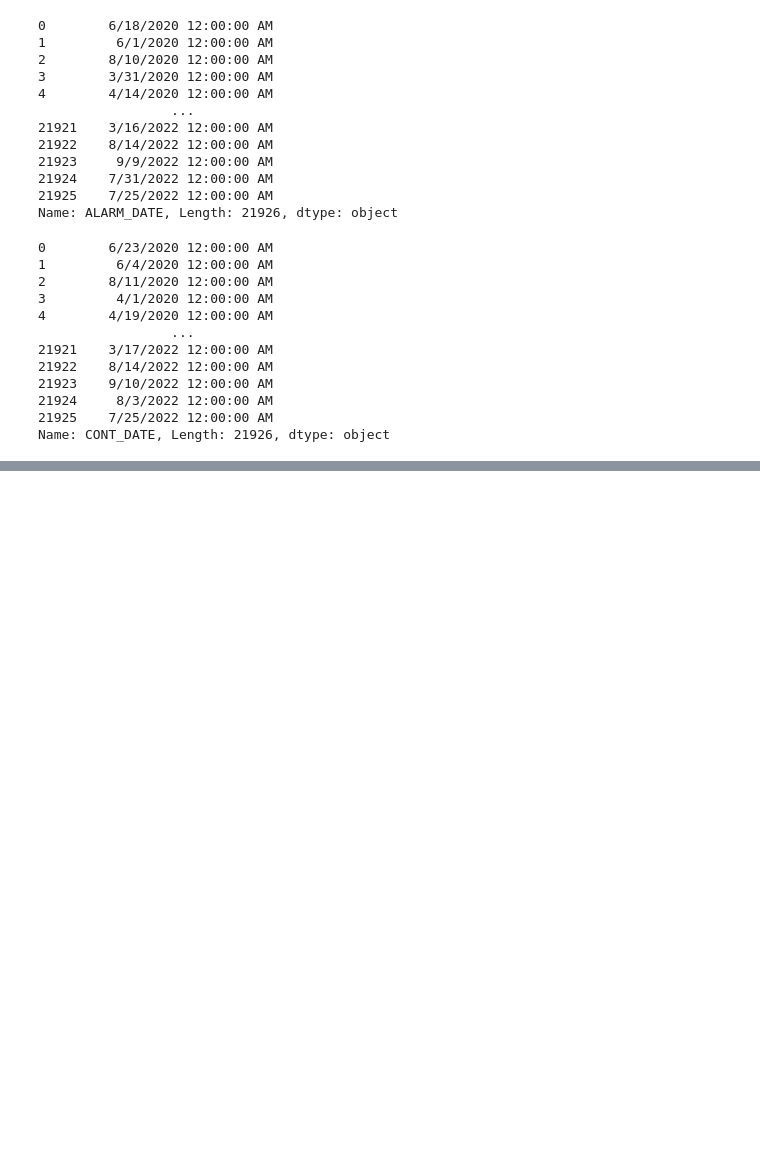
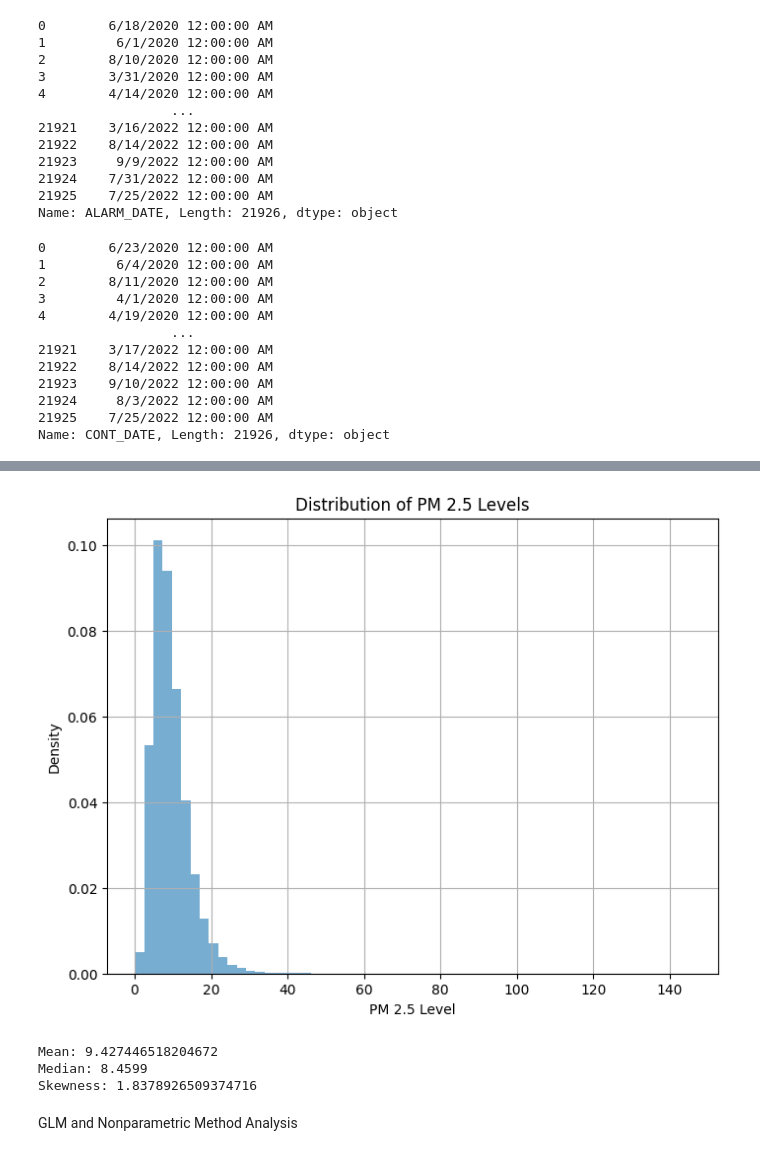
Before and after one commit to oTaira/emberalert, a Jupyter notebook: writeup.ipynb, the cells around one changed output, grey strips where cells are left out. Cells and saved outputs as stored; diff of their text form; code cells hidden in the pictures; blank space fills up the shorter version.

```diff
--- a/writeup.ipynb
+++ b/writeup.ipynb
@@ -317,0 +326,2 @@ Index(['AcresBurned', 'Active', 'AdminUnit', 'AirTankers', 'ArchiveYear',
+# %%
+pm = pd.read_csv("./Daily_Census_Tract-Level_PM2.5_Concentrations__2011-2014_20240413.csv")
@@ -317,0 +344,18 @@ Index(['AcresBurned', 'Active', 'AdminUnit', 'AirTankers', 'ArchiveYear',
+# %%
+plt.figure(figsize=(8, 6))
+pm['ds_pm_pred'].hist(bins=60, density=True, alpha=0.6)
+plt.title('Distribution of PM 2.5 Levels')
+plt.xlabel('PM 2.5 Level')
+plt.ylabel('Density')
+plt.show()
+
+print('Mean:', pm['ds_pm_pred'].mean())
+print('Median:', pm['ds_pm_pred'].median())
+print('Skewness:', pm['ds_pm_pred'].skew())
+# %% [output]
+[figure, added]
+Mean: 9.427446518204672
+Median: 8.4599
+Skewness: 1.8378926509374716
+# %% [markdown]
+GLM and Nonparametric Method Analysis
```
Also changed, not shown: parts of 24 cells of this notebook.
